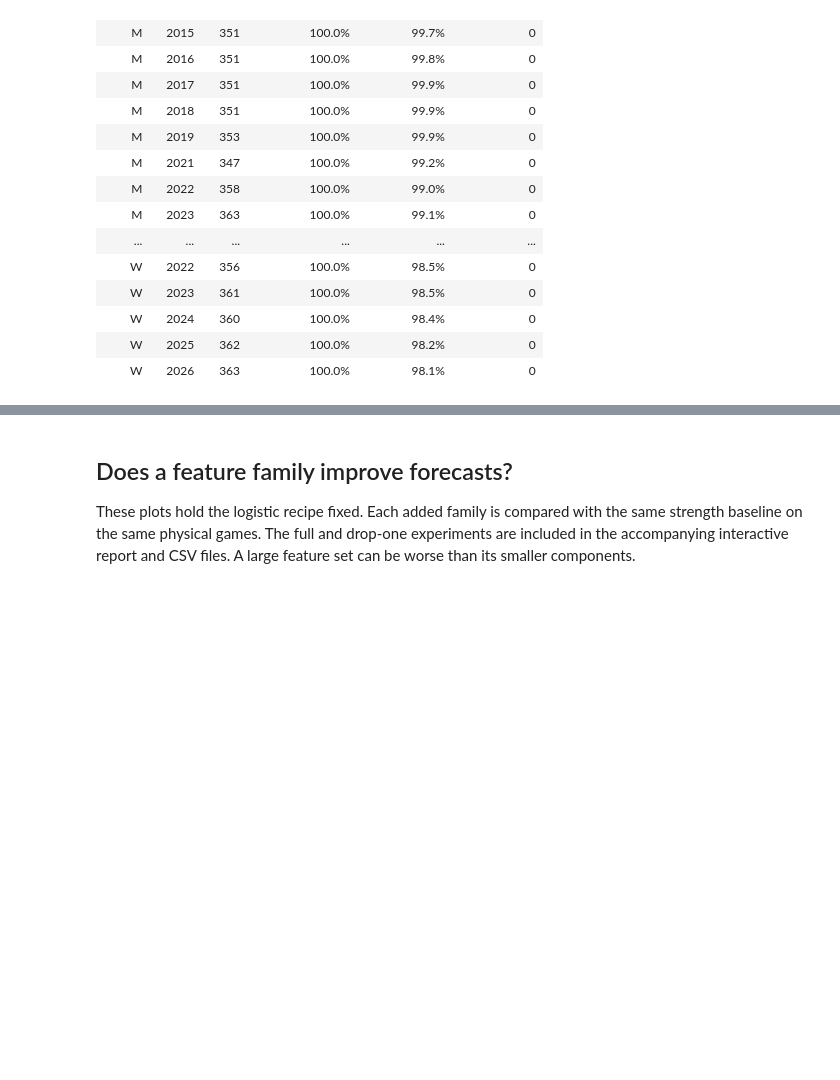
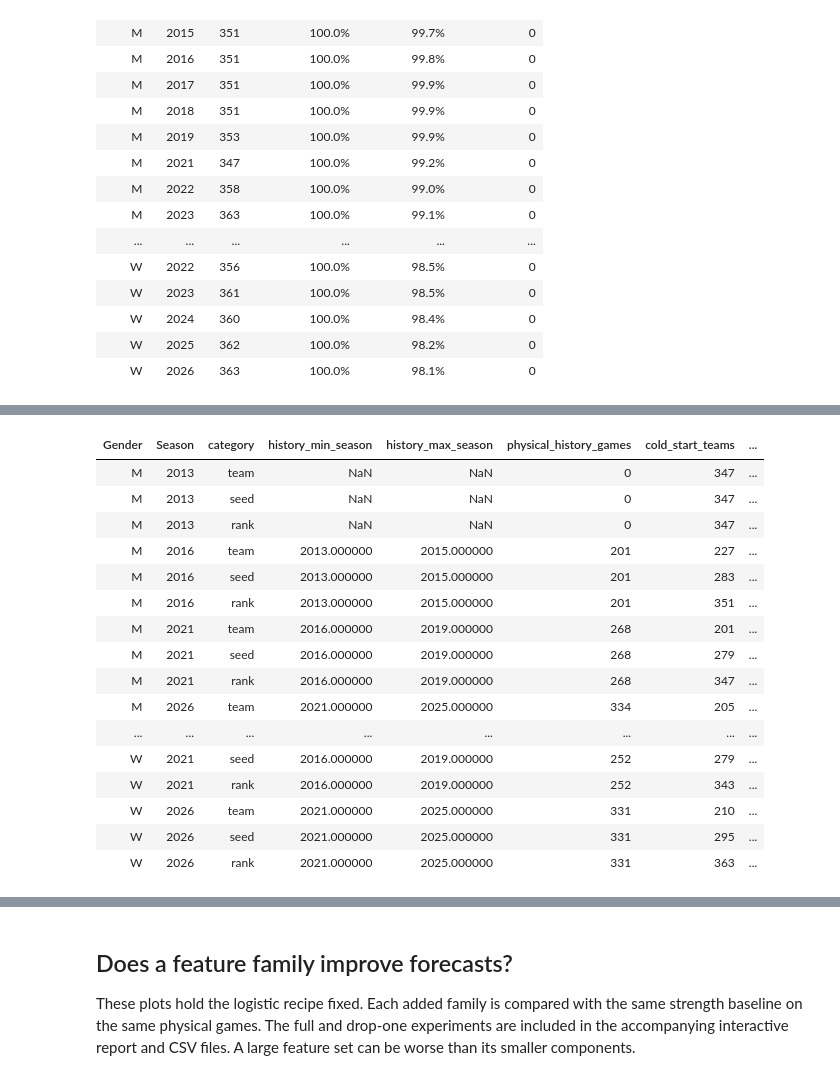
Before and after one commit to alvaromendizabal/march-machine-learning-mania-2026, a Jupyter notebook: notebooks/02_feature_store_and_diagnostics.ipynb, the cells around one changed output, grey strips where cells are left out. Cells and saved outputs as stored; diff of their text form; code cells hidden in the pictures; blank space fills up the shorter version.

```diff
--- a/notebooks/02_feature_store_and_diagnostics.ipynb
+++ b/notebooks/02_feature_store_and_diagnostics.ipynb
@@ -137,0 +161,28 @@ else:
+# %%
+if RESULTS is not None and (RESULTS / "encoding_audit.csv").exists():
+    encoding = pd.read_csv(RESULTS / "encoding_audit.csv")
+    observed = encoding.loc[encoding.history_max_season.notna()]
+    assert (observed.history_max_season < observed.Season).all()
+    table(encoding.query("Season in [2013, 2016, 2021, 2026]")
+          [["Gender", "Season", "category", "history_min_season", "history_max_season",
+            "physical_history_games", "cold_start_teams", "missing_category_teams"]])
+else:
+    display(Markdown("This saved run predates the target-history audit. Execute the current feature pipeline."))
+# %% [output]
+| Gender | Season | category | history_min_season | history_max_season | physical_history_games | cold_start_teams | ... |
+| M | 2013 | team | NaN | NaN | 0 | 347 | ... |
+| M | 2013 | seed | NaN | NaN | 0 | 347 | ... |
+| M | 2013 | rank | NaN | NaN | 0 | 347 | ... |
+| M | 2016 | team | 2013.000000 | 2015.000000 | 201 | 227 | ... |
+| M | 2016 | seed | 2013.000000 | 2015.000000 | 201 | 283 | ... |
+| M | 2016 | rank | 2013.000000 | 2015.000000 | 201 | 351 | ... |
+| M | 2021 | team | 2016.000000 | 2019.000000 | 268 | 201 | ... |
+| M | 2021 | seed | 2016.000000 | 2019.000000 | 268 | 279 | ... |
+| M | 2021 | rank | 2016.000000 | 2019.000000 | 268 | 347 | ... |
+| M | 2026 | team | 2021.000000 | 2025.000000 | 334 | 205 | ... |
+| ... | ... | ... | ... | ... | ... | ... | ... |
+| W | 2021 | seed | 2016.000000 | 2019.000000 | 252 | 279 | ... |
+| W | 2021 | rank | 2016.000000 | 2019.000000 | 252 | 343 | ... |
+| W | 2026 | team | 2021.000000 | 2025.000000 | 331 | 210 | ... |
+| W | 2026 | seed | 2021.000000 | 2025.000000 | 331 | 295 | ... |
+| W | 2026 | rank | 2021.000000 | 2025.000000 | 331 | 363 | ... |
```
Also changed, not shown: parts of 9 cells of this notebook, 28 other files.
